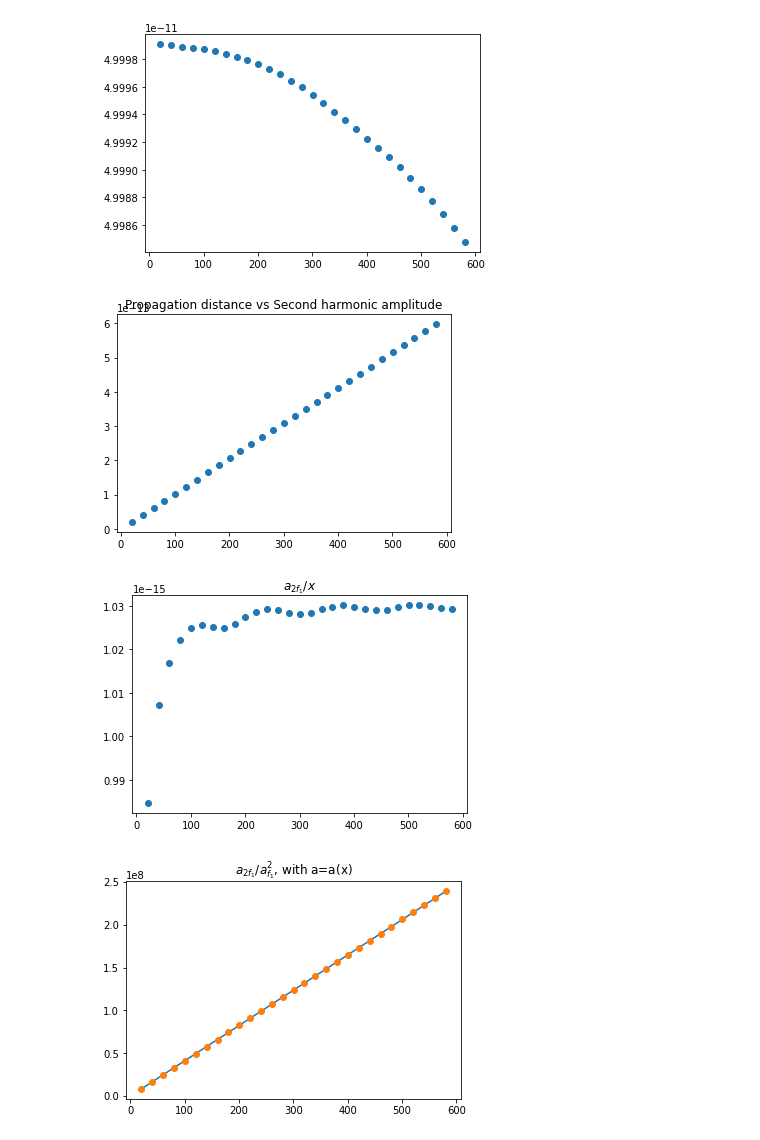
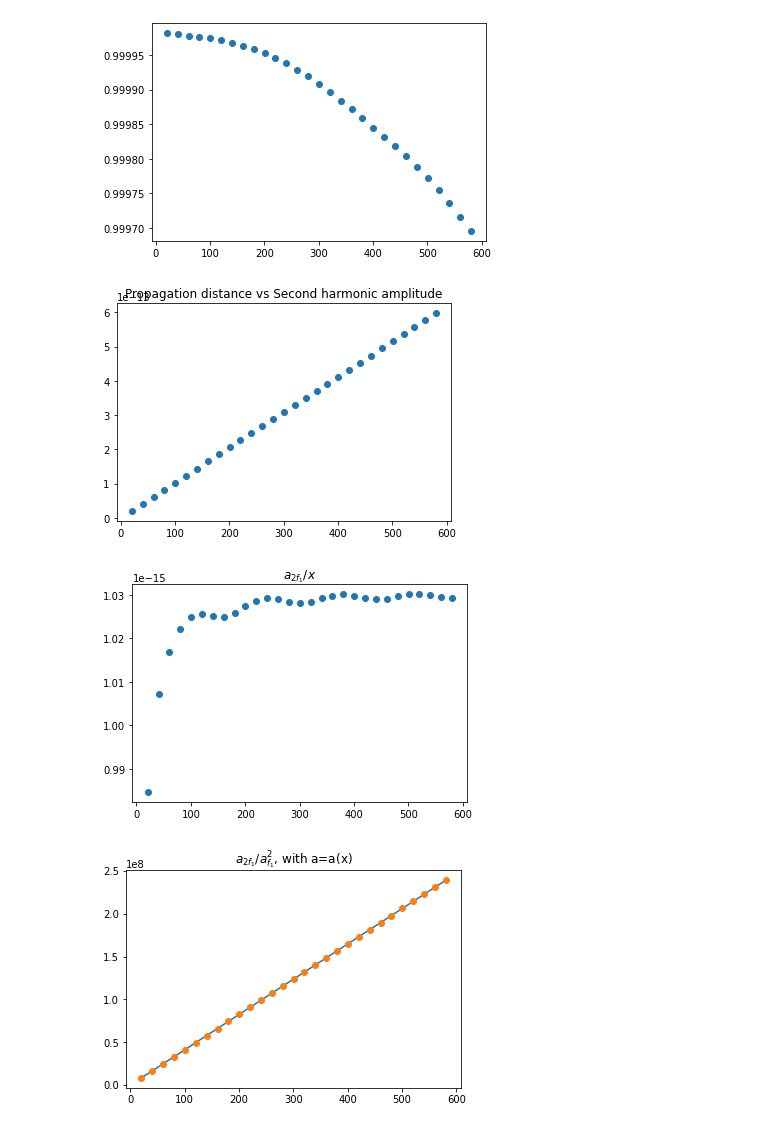
Before and after one commit to 1060matsuda/nlu, a Jupyter notebook: freqmix/freq_depend/dampCheck/noDampFreq/100GHz/result10/multiDetecSHG.ipynb, the cells around one changed output. Drawn from its saved outputs; the diff is of its cells as text; code cells hidden in the pictures.

```diff
--- a/freqmix/freq_depend/dampCheck/noDampFreq/100GHz/result10/multiDetecSHG.ipynb
+++ b/freqmix/freq_depend/dampCheck/noDampFreq/100GHz/result10/multiDetecSHG.ipynb
@@ -477,18 +238,18 @@ if False:
 # %%
-plt.plot(x_detecs_array[0,:], a_f1_at_detecs, marker="o", linestyle="none")
+plt.plot(x_detecs_array[0,:], a_f1_at_detecs/a_f1_source , marker="o", linestyle="none")
 plt.show()
 
 plt.plot(x_detecs_array[0,:],a_2f1_at_detecs, marker="o", linestyle="none")
 plt.title("Propagation distance vs Second harmonic amplitude")
 plt.savefig("a_2f1.png")
 plt.show()
 
 fig, ax=plt.subplots()
 ax.set_title("$a_{2f_1}/x$")
 ax.plot(x_detecs_array[0,:],a_2f1_at_detecs/x_detecs_array[0,:], marker="o", linestyle="none")
 plt.show()
 # %% [output]
-[figure, old version]
+[figure, new version]
 [figure]
 [figure]
 # %%
```
Also changed, not shown: parts of 6 cells of this notebook, 3 other files.
